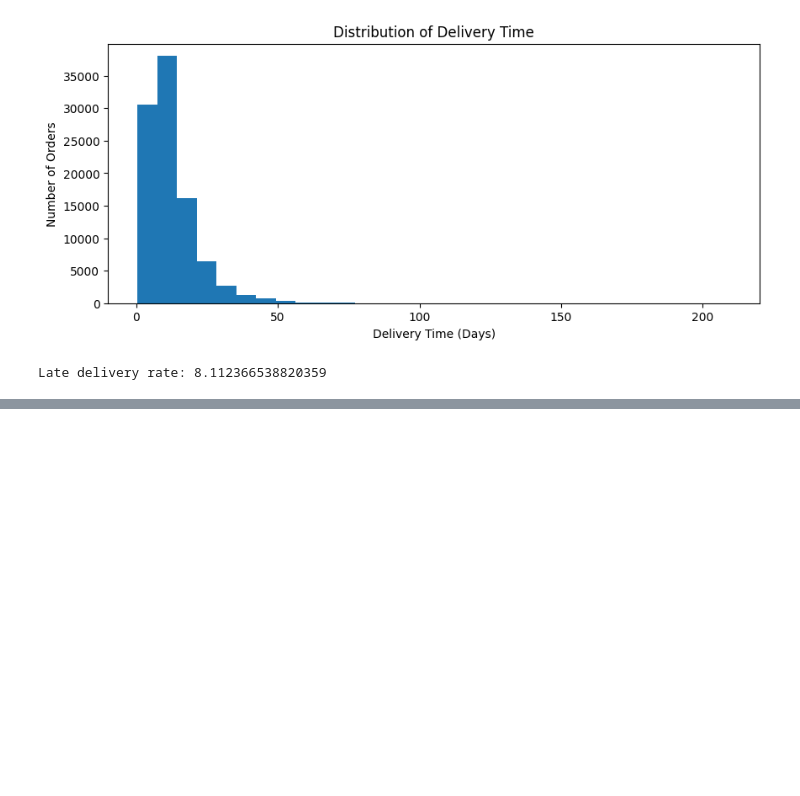
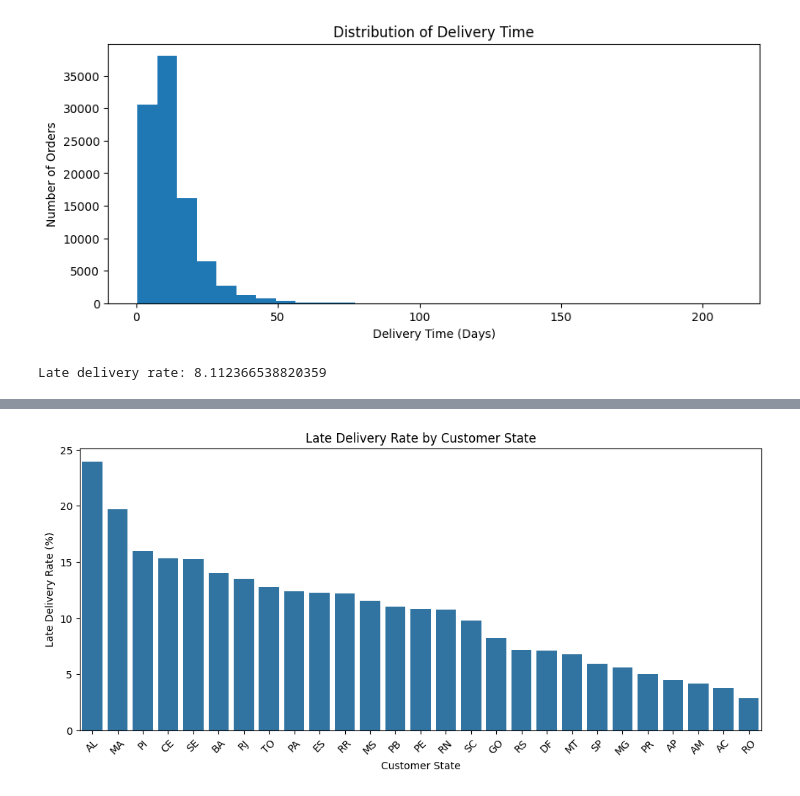
Before and after one commit to estefaniabarrosa/olist-end-to-end-data-analytics, a Jupyter notebook: notebooks/02_eda_business_analysis.ipynb, the cells around one changed output, grey strips where cells are left out. Cells and saved outputs as stored; diff of their text form; code cells hidden in the pictures; blank space fills up the shorter version.

```diff
--- a/notebooks/02_eda_business_analysis.ipynb
+++ b/notebooks/02_eda_business_analysis.ipynb
@@ -830,0 +1032,17 @@ delivery_orders[["order_id", "order_purchase_timestamp", "order_delivered_custom
+# %%
+# Visualize late delivery rate by customer state
+
+state_order_late = (delivery_by_state.sort_values("late_delivery_rate", ascending=False)["customer_state"])
+
+plt.figure(figsize=(12, 5))
+
+sns.barplot(data=delivery_by_state, x="customer_state", y="late_delivery_rate", order=state_order_late)
+
+plt.title("Late Delivery Rate by Customer State")
+plt.xlabel("Customer State")
+plt.ylabel("Late Delivery Rate (%)")
+plt.xticks(rotation=45)
+
+plt.show()
+# %% [output]
+[figure, added]
```
Also changed, not shown: parts of 90 cells of this notebook.
